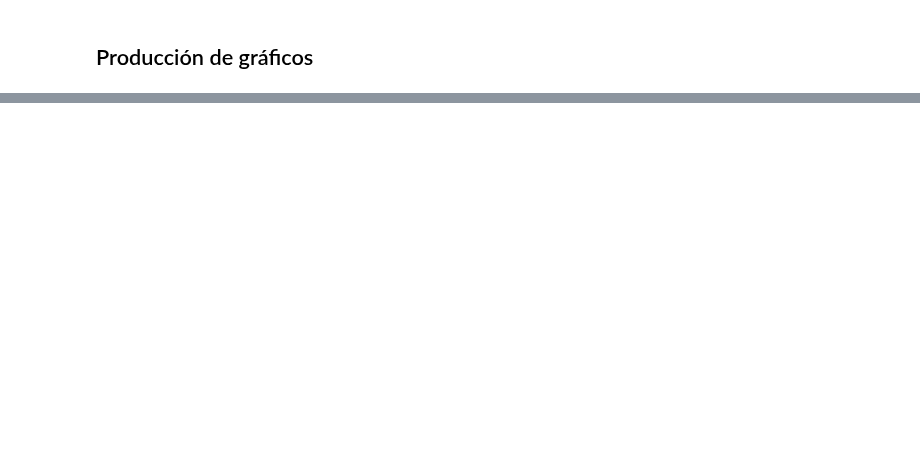
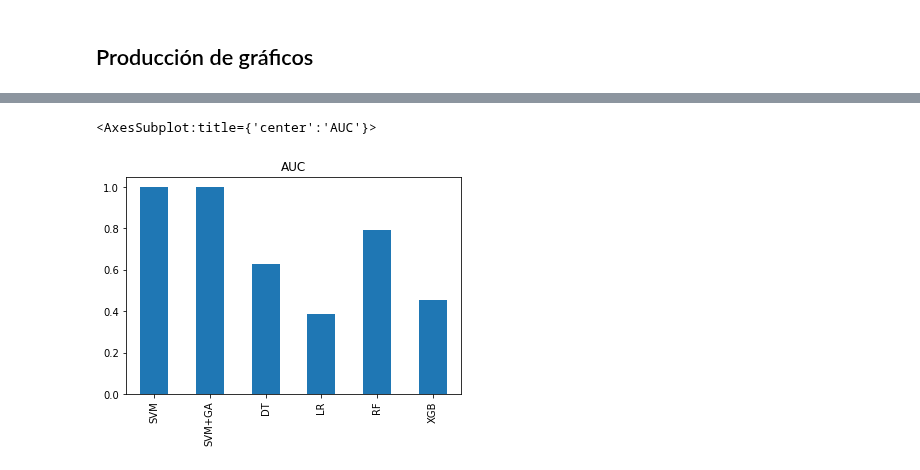
Before and after one commit to Project-ML-PUCP/BankruptcyTaiwan, a Jupyter notebook: 03. Codigo/04. Evaluation.ipynb, the cells around one changed output, grey strips where cells are left out. Saved outputs shown, nothing was run; the diff lists cells and outputs as text; code cells hidden in the pictures; blank space fills up the shorter version.

```diff
--- a/03. Codigo/04. Evaluation.ipynb
+++ b/03. Codigo/04. Evaluation.ipynb
@@ -299,0 +252,5 @@ Entrenamiento & \multicolumn{5}{l}{Pruebas} \\
+# %%
+metricas.unstack()['Pruebas']['AUC'].plot(kind='bar',title='AUC')
+# %% [output]
+<AxesSubplot:title={'center':'AUC'}>
+[figure, added]
```
Also changed, not shown: parts of 13 cells of this notebook.
